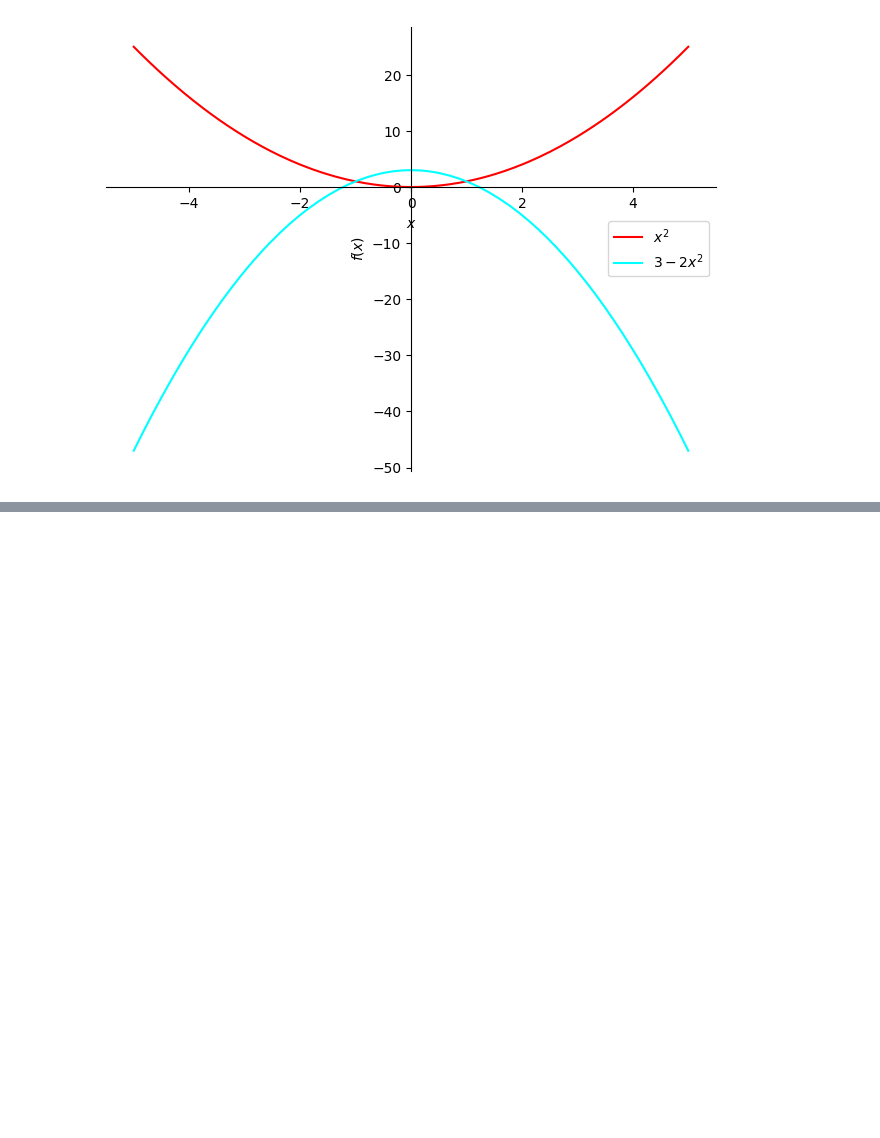
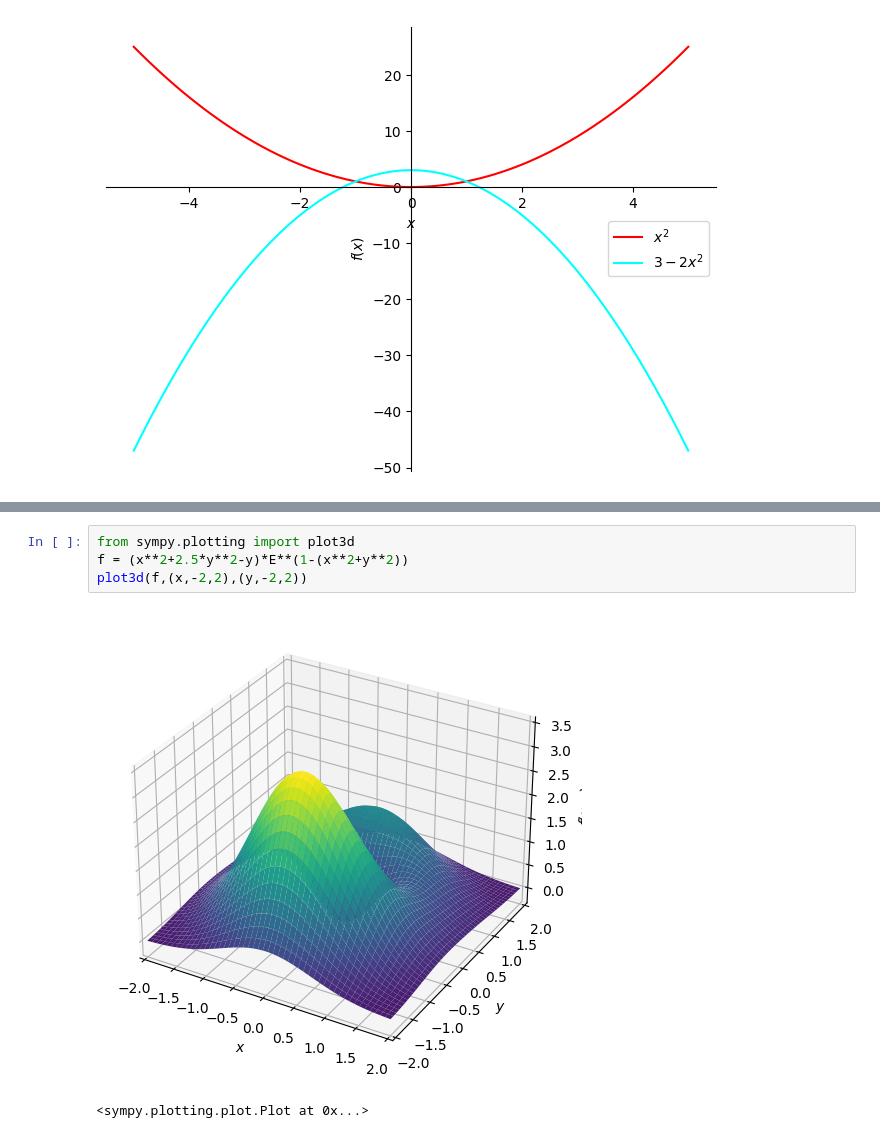
Before and after one commit to heath-barnett/chem3020, a Jupyter notebook: basic_plotting.ipynb, the cells around one changed output, grey strips where cells are left out. Cells and saved outputs as stored; diff of their text form; blank space fills up the shorter version.

```diff
--- a/basic_plotting.ipynb
+++ b/basic_plotting.ipynb
@@ -303,0 +79,7 @@ Yes
+# %%
+from sympy.plotting import plot3d
+f = (x**2+2.5*y**2-y)*E**(1-(x**2+y**2))
+plot3d(f,(x,-2,2),(y,-2,2))
+# %% [output]
+[figure, added]
+<sympy.plotting.plot.Plot at 0x...>
```
Also changed, not shown: parts of 31 cells of this notebook.
